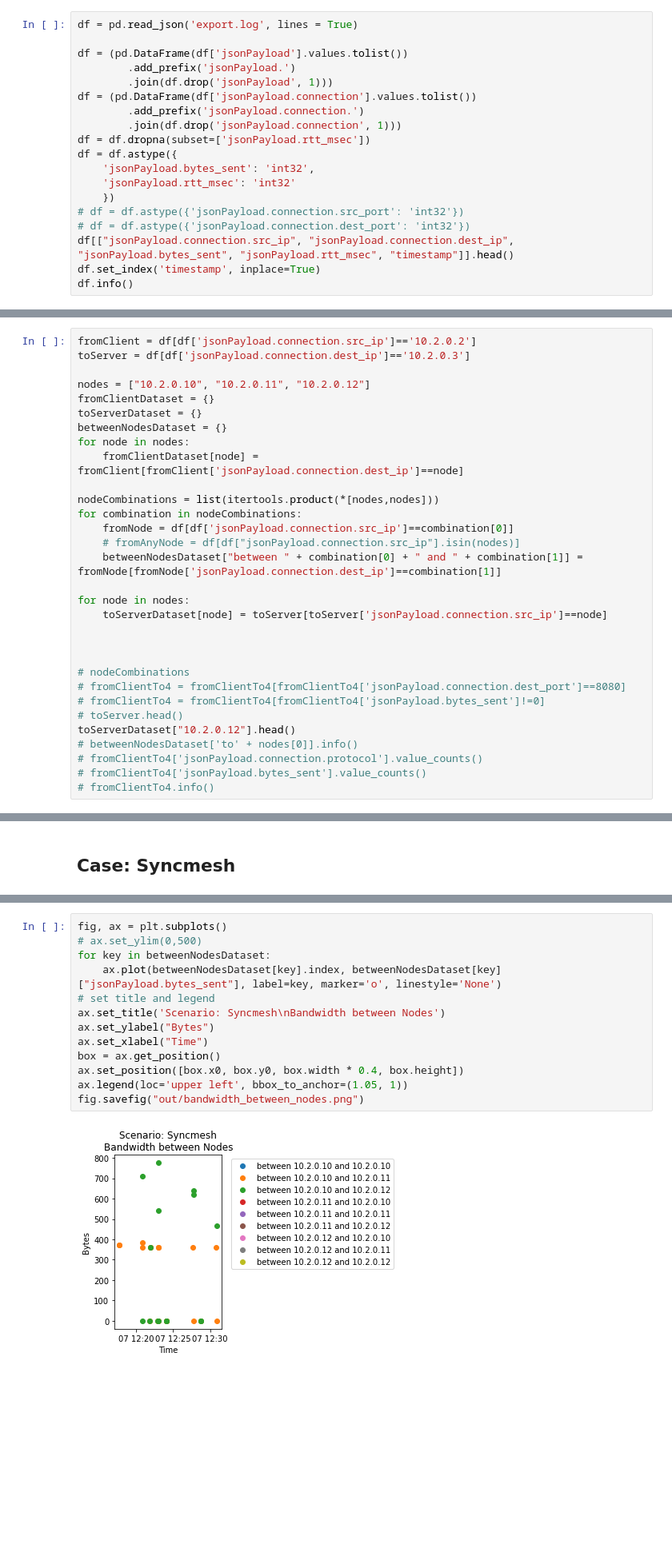
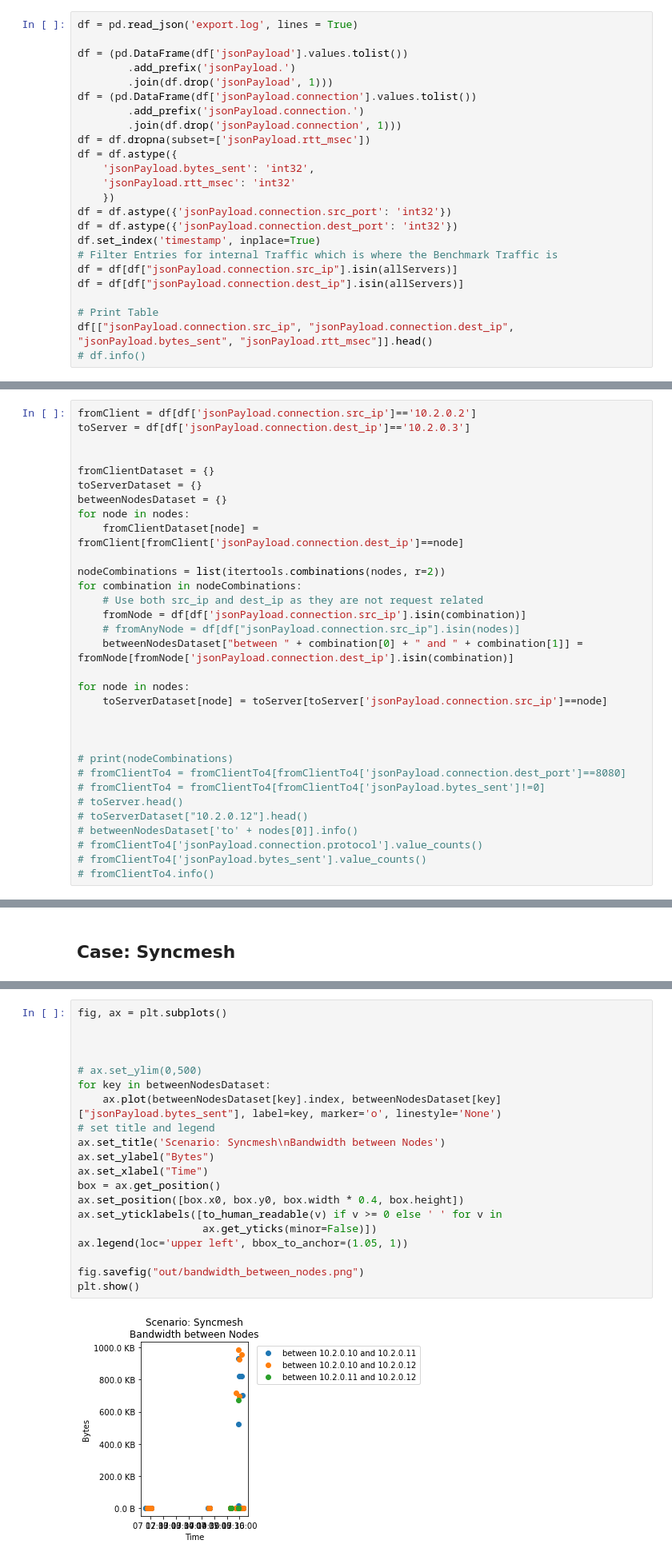
Before and after one commit to dos-group/syncmesh, a Jupyter notebook: evaluation/Main.ipynb, the cells around one changed output, grey strips where cells are left out. Shown: that part at 80% size. Saved outputs shown, nothing was run; the diff lists cells and outputs as text; blank space fills up the shorter version.

```diff
--- a/evaluation/Main.ipynb
+++ b/evaluation/Main.ipynb
@@ -23,9 +43,14 @@ df = df.astype({
     'jsonPayload.bytes_sent': 'int32',
     'jsonPayload.rtt_msec': 'int32'
     })
-# df = df.astype({'jsonPayload.connection.src_port': 'int32'})
-# df = df.astype({'jsonPayload.connection.dest_port': 'int32'})
-df[["jsonPayload.connection.src_ip", "jsonPayload.connection.dest_ip", "jsonPayload.bytes_sent", "jsonPayload.rtt_msec", "timestamp"]].head()
+df = df.astype({'jsonPayload.connection.src_port': 'int32'})
+df = df.astype({'jsonPayload.connection.dest_port': 'int32'})
 df.set_index('timestamp', inplace=True)
-df.info()
+# Filter Entries for internal Traffic which is where the Benchmark Traffic is
+df = df[df["jsonPayload.connection.src_ip"].isin(allServers)]
+df = df[df["jsonPayload.connection.dest_ip"].isin(allServers)]
+
+# Print Table
+df[["jsonPayload.connection.src_ip", "jsonPayload.connection.dest_ip", "jsonPayload.bytes_sent", "jsonPayload.rtt_msec"]].head()
+# df.info()
 # %% [output]
@@ -50,29 +65,30 @@ memory usage: 10.3+ KB
 fromClient = df[df['jsonPayload.connection.src_ip']=='10.2.0.2']
 toServer = df[df['jsonPayload.connection.dest_ip']=='10.2.0.3']
 
-nodes = ["10.2.0.10", "10.2.0.11", "10.2.0.12"]
+
 fromClientDataset = {}
 toServerDataset = {}
 betweenNodesDataset = {}
 for node in nodes:
     fromClientDataset[node] = fromClient[fromClient['jsonPayload.connection.dest_ip']==node]
 
-nodeCombinations = list(itertools.product(*[nodes,nodes]))
+nodeCombinations = list(itertools.combinations(nodes, r=2))
 for combination in nodeCombinations:
-    fromNode = df[df['jsonPayload.connection.src_ip']==combination[0]]
+    # Use both src_ip and dest_ip as they are not request related
+    fromNode = df[df['jsonPayload.connection.src_ip'].isin(combination)]
     # fromAnyNode = df[df["jsonPayload.connection.src_ip"].isin(nodes)]
-    betweenNodesDataset["between " + combination[0] + " and " + combination[1]] = fromNode[fromNode['jsonPayload.connection.dest_ip']==combination[1]]
+    betweenNodesDataset["between " + combination[0] + " and " + combination[1]] = fromNode[fromNode['jsonPayload.connection.dest_ip'].isin(combination)]
 
 for node in nodes:
     toServerDataset[node] = toServer[toServer['jsonPayload.connection.src_ip']==node]
 
 
 
-# nodeCombinations
+# print(nodeCombinations)
 # fromClientTo4 = fromClientTo4[fromClientTo4['jsonPayload.connection.dest_port']==8080]
 # fromClientTo4 = fromClientTo4[fromClientTo4['jsonPayload.bytes_sent']!=0]
 # toServer.head()
-toServerDataset["10.2.0.12"].head()
+# toServerDataset["10.2.0.12"].head()
 # betweenNodesDataset['to' + nodes[0]].info()
 # fromClientTo4['jsonPayload.connection.protocol'].value_counts()
 # fromClientTo4['jsonPayload.bytes_sent'].value_counts()
@@ -147,18 +161,25 @@ fig.savefig("out/bandwidth_from_client.png")
 # %%
 fig, ax = plt.subplots()
+
+
+
 # ax.set_ylim(0,500)
 for key in betweenNodesDataset:
     ax.plot(betweenNodesDataset[key].index, betweenNodesDataset[key]["jsonPayload.bytes_sent"], label=key, marker='o', linestyle='None')
 # set title and legend
 ax.set_title('Scenario: Syncmesh\nBandwidth between Nodes')
 ax.set_ylabel("Bytes")
 ax.set_xlabel("Time")
 box = ax.get_position()
 ax.set_position([box.x0, box.y0, box.width * 0.4, box.height])
+ax.set_yticklabels([to_human_readable(v) if v >= 0 else ' ' for v in
+                    ax.get_yticks(minor=False)])
 ax.legend(loc='upper left', bbox_to_anchor=(1.05, 1))
+
 fig.savefig("out/bandwidth_between_nodes.png")
+plt.show()
 # %% [output]
-[figure, old version]
+[figure, new version]
 # %% [markdown]
 # Comparison
 # %%
```
Also changed, not shown: parts of 10 cells of this notebook, 1 other file.
